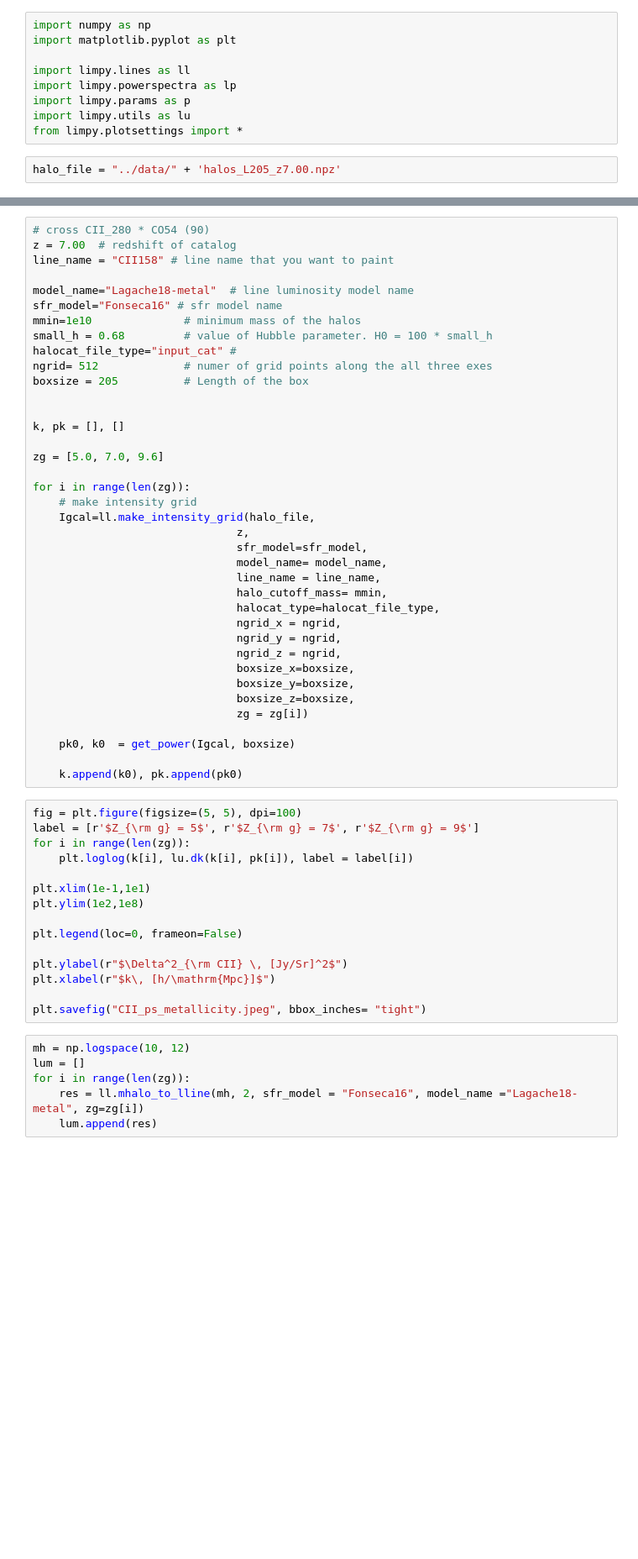
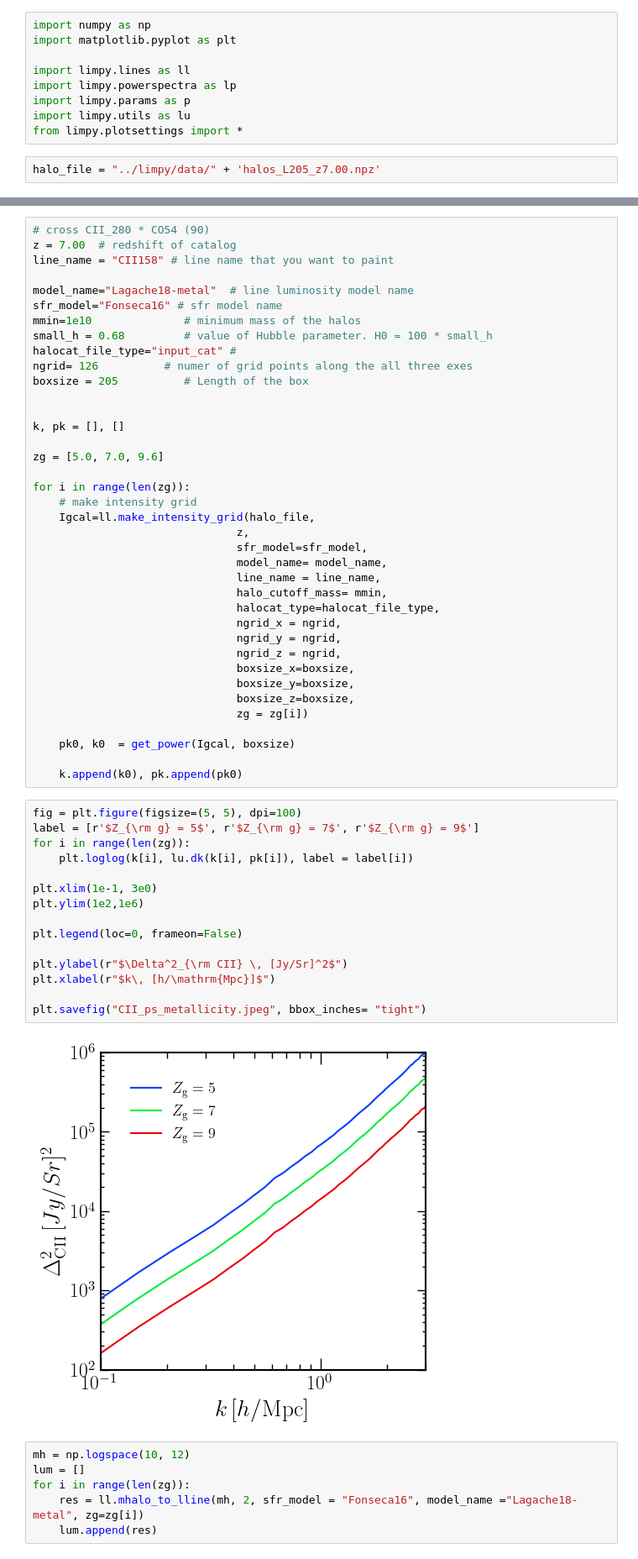
Before and after one commit to Anirbancosmo/Limpy, a Jupyter notebook: examples/test_development.ipynb, the cells around one changed output, grey strips where cells are left out. Shown: that part at 84% size. Cells and saved outputs as stored; diff of their text form; blank space fills up the shorter version.

```diff
--- a/examples/test_development.ipynb
+++ b/examples/test_development.ipynb
@@ -8,4 +8,4 @@ import limpy.params as p
 import limpy.utils as lu
 from limpy.plotsettings import *
 # %%
-halo_file = "../data/" + 'halos_L205_z7.00.npz'
+halo_file = "../limpy/data/" + 'halos_L205_z7.00.npz'
@@ -21,7 +21,7 @@ sfr_model="Fonseca16" # sfr model name
 mmin=1e10              # minimum mass of the halos
 small_h = 0.68         # value of Hubble parameter. H0 = 100 * small_h
 halocat_file_type="input_cat" #
-ngrid= 512             # numer of grid points along the all three exes
+ngrid= 126          # numer of grid points along the all three exes
 boxsize = 205          # Length of the box
 
 
@@ -52,18 +52,20 @@ for i in range(len(zg)):
 # %%
 fig = plt.figure(figsize=(5, 5), dpi=100)
 label = [r'$Z_{\rm g} = 5$', r'$Z_{\rm g} = 7$', r'$Z_{\rm g} = 9$']
 for i in range(len(zg)):
     plt.loglog(k[i], lu.dk(k[i], pk[i]), label = label[i])
 
-plt.xlim(1e-1,1e1)
-plt.ylim(1e2,1e8)
+plt.xlim(1e-1, 3e0)
+plt.ylim(1e2,1e6)
 
 plt.legend(loc=0, frameon=False)
 
 plt.ylabel(r"$\Delta^2_{\rm CII} \, [Jy/Sr]^2$")
 plt.xlabel(r"$k\, [h/\mathrm{Mpc}]$")
 
 plt.savefig("CII_ps_metallicity.jpeg", bbox_inches= "tight")
+# %% [output]
+[figure, added]
 # %%
 mh = np.logspace(10, 12)
 lum = []
```
Also changed, not shown: parts of 7 cells of this notebook, 3 other files.
